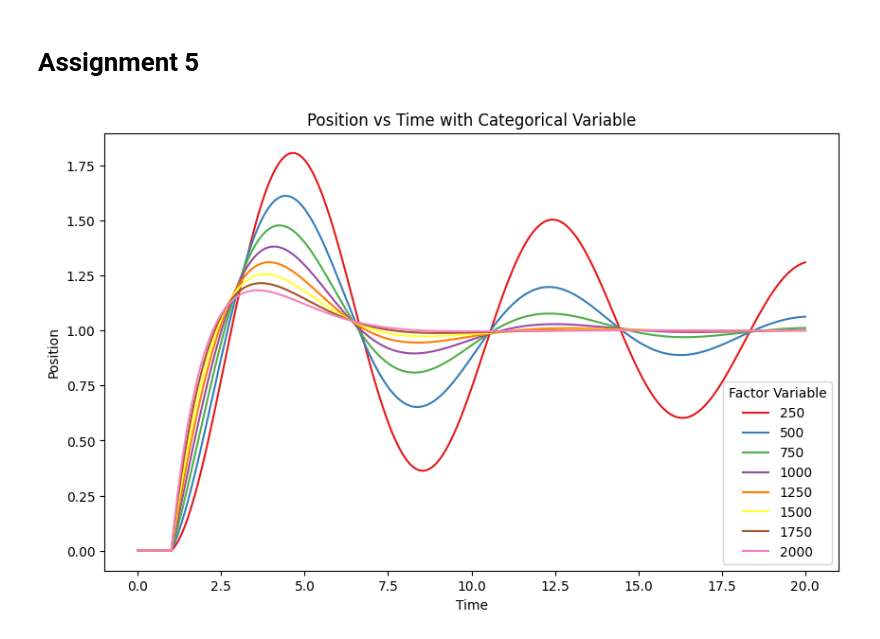
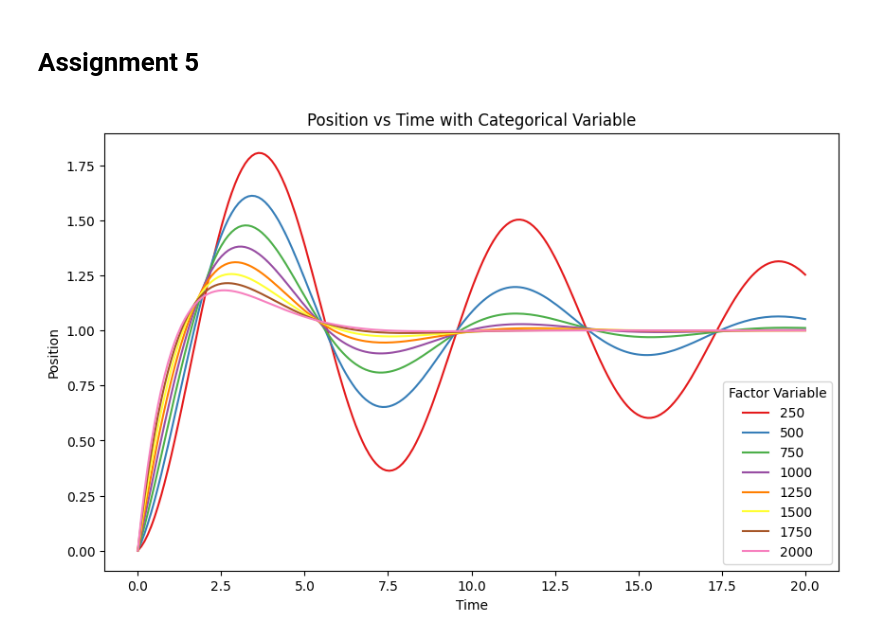
Before and after one commit to FranDeLio/Systems_Theory_Project, a Jupyter notebook: euler_method.ipynb, the cells around one changed output. Cells and saved outputs as stored; diff of their text form; code cells hidden in the pictures.

```diff
--- a/euler_method.ipynb
+++ b/euler_method.ipynb
@@ -12,10 +12,12 @@ class LinearControlSystem:
         self,
         input_parameters: dict,
         u: Callable,
+        z: Callable,
         time: float
 
     ):
         self.u = u
+        self.z = z
         self.time = time
         m1, d1, k1, m2, d2, k2 = input_parameters.values()
         self.A = np.array([
@@ -45,7 +47,7 @@ class LinearControlSystem:
             # Append the current state to the x_values
             self.x_values.append(x.flatten())  # flatten to convert it to a 1D list for plotting
             # Compute the derivative of the state (dx)
-            dx = self.A @ x + self.B * u(t)
+            dx = self.A @ x + self.B * self.u(self.z(t))
             # Update the state using Euler method
             x = x + dx * step_size
 
@@ -110,11 +117,13 @@ Eigenvalues: [-0.40399063+0.80297748j -0.40399063-0.80297748j -0.22100937+0.6270
 # Assignment 4
 # %%
 u = lambda t: 0
+z = lambda t: 1
+
 input_parameters = {"m1":1400, "d1": 1000, "k1": 1000,
                     "m2": 100, "d2": 200, "k2": 100}
 initial_conditions = {"x1": 0, "x2": -0.2, "x3": 0, "x4": 0}
 
-model = LinearControlSystem(input_parameters, u=0, time=20)
+model = LinearControlSystem(input_parameters, u=u, z=z, time=20)
 model.solve(initial_conditions)
 model.plot()
 model.compute_eigenvalues()
@@ -126,31 +135,33 @@ Eigenvalues: [-0.33217084+0.72645271j -0.33217084-0.72645271j -1.38388755+0.j
 # Assignment 5
 # %%
 u = lambda t: 0 if t<1 else 1
+z = lambda t: 1
+
 initial_conditions = {"x1": 0, "x2": 0, "x3": 0, "x4": 0}
 
 df_list = []
 
 for d1 in np.arange(250,2000+1,250):
 
     input_parameters = {"m1":1400, "d1": d1, "k1": 1000,
                     "m2": 100, "d2": 200, "k2": 100}
-    model = LinearControlSystem(input_parameters, u=u, time=20)
+    model = LinearControlSystem(input_parameters, u=u, z=z, time=20)
     model.solve(initial_conditions)
     df = model.get_y1()
     df_list.append(df)
 
 df = pd.concat(df_list)
 
 plt.figure(figsize=(10, 6))
 sns.lineplot(data=df, x='time_steps', y='y1', hue='d1', palette='Set1')
 
 # Adding titles and labels
 plt.title('Position vs Time with Categorical Variable')
 plt.xlabel('Time')
 plt.ylabel('Position')
 
 # Show the plot
 plt.legend(title='Factor Variable')
 plt.show()
 # %% [output]
-[figure, old version]
+[figure, new version]
```
Also changed, not shown: parts of 5 cells of this notebook.
